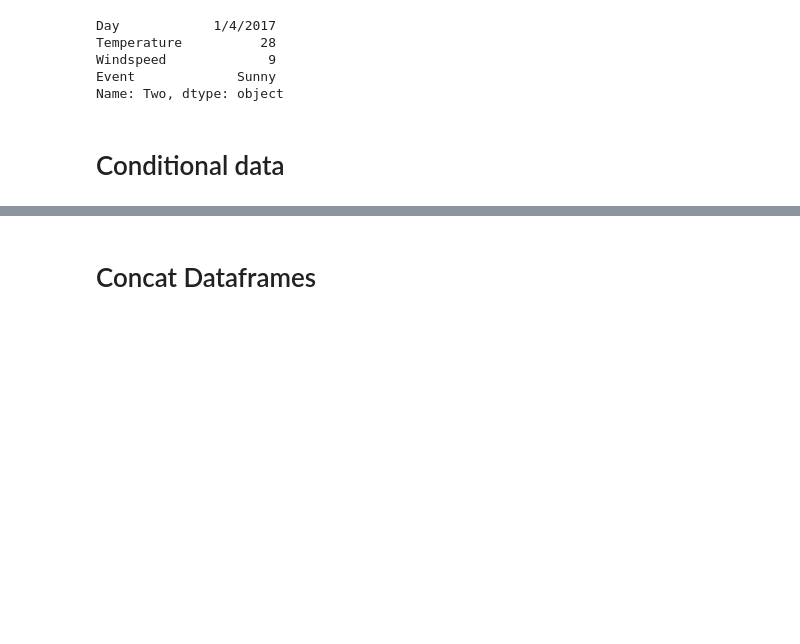
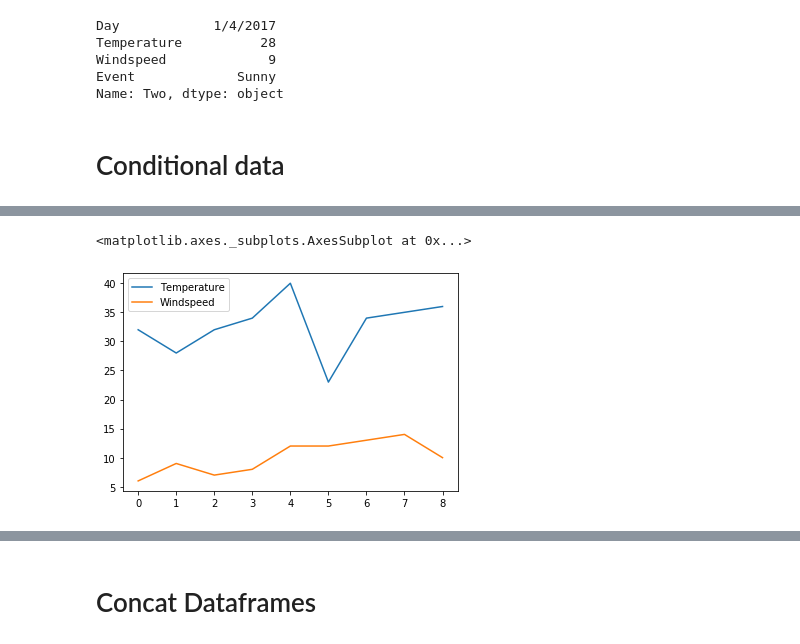
Before and after one commit to BooraAnnu/Pandas, a Jupyter notebook: DataFrame.ipynb, the cells around one changed output, grey strips where cells are left out. Saved outputs shown, nothing was run; the diff lists cells and outputs as text; code cells hidden in the pictures; blank space fills up the shorter version.

```diff
--- a/DataFrame.ipynb
+++ b/DataFrame.ipynb
@@ -214,0 +236,6 @@ df[df.Temperature == df['Temperature'].min()]    #Print the data where temperatu
+# %%
+new_df= df.plot()   # plot() function never works on object datatype so in this example it works only on Temperature and windspeed column data
+new_df
+# %% [output]
+<matplotlib.axes._subplots.AxesSubplot at 0x...>
+[figure, added]
```
Also changed, not shown: parts of 19 cells of this notebook.
